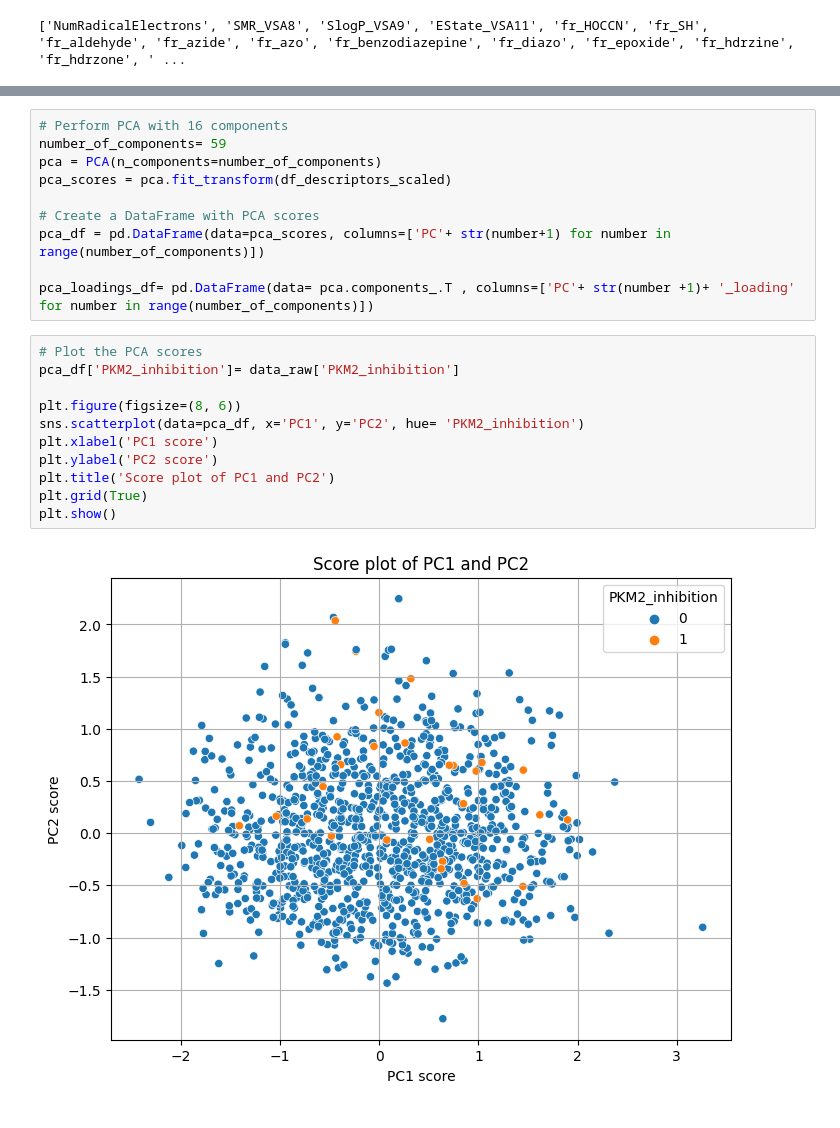
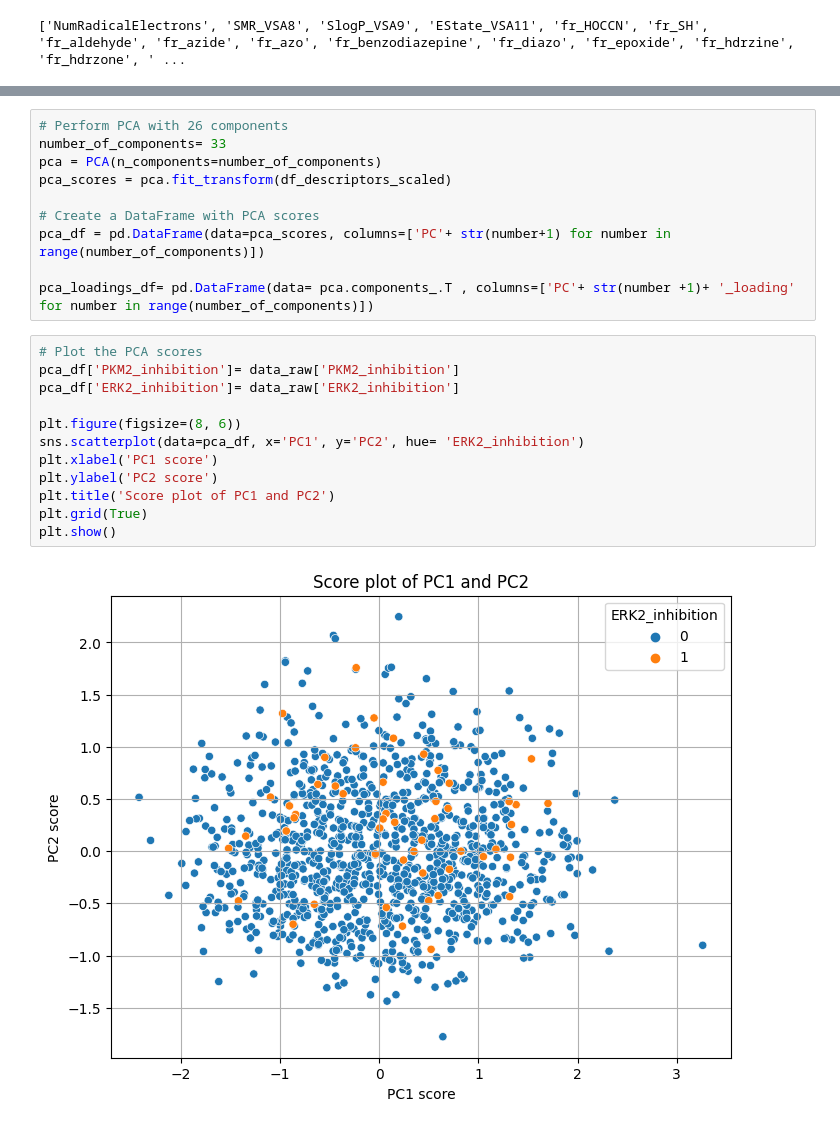
Before and after one commit to MoniqueBroeren/GroupAssignment, a Jupyter notebook: Nieuwe_code_svm.ipynb, the cells around one changed output, grey strips where cells are left out. Cells and saved outputs as stored; diff of their text form.

```diff
--- a/Nieuwe_code_svm.ipynb
+++ b/Nieuwe_code_svm.ipynb
@@ -100,6 +65,6 @@ Number of principal components needed to capture at least 70% variance: 59
 # %%
-# Perform PCA with 16 components
-number_of_components= 59
+# Perform PCA with 26 components
+number_of_components= 33
 pca = PCA(n_components=number_of_components)
 pca_scores = pca.fit_transform(df_descriptors_scaled)
 
@@ -110,14 +75,15 @@ pca_loadings_df= pd.DataFrame(data= pca.components_.T , columns=['PC'+ str(numbe
 # %%
 # Plot the PCA scores
 pca_df['PKM2_inhibition']= data_raw['PKM2_inhibition']
+pca_df['ERK2_inhibition']= data_raw['ERK2_inhibition']
 
 plt.figure(figsize=(8, 6))
-sns.scatterplot(data=pca_df, x='PC1', y='PC2', hue= 'PKM2_inhibition')
+sns.scatterplot(data=pca_df, x='PC1', y='PC2', hue= 'ERK2_inhibition')
 plt.xlabel('PC1 score')
 plt.ylabel('PC2 score')
 plt.title('Score plot of PC1 and PC2')
 plt.grid(True)
 plt.show()
 # %% [output]
-[figure, old version]
+[figure, new version]
 # %%
```
Also changed, not shown: parts of 9 cells of this notebook.
